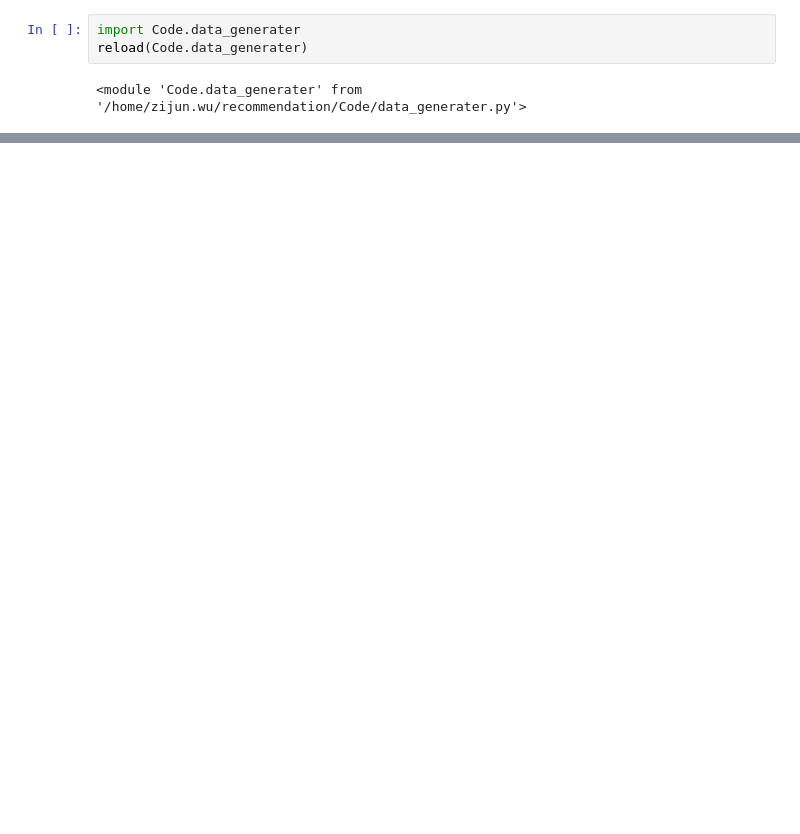
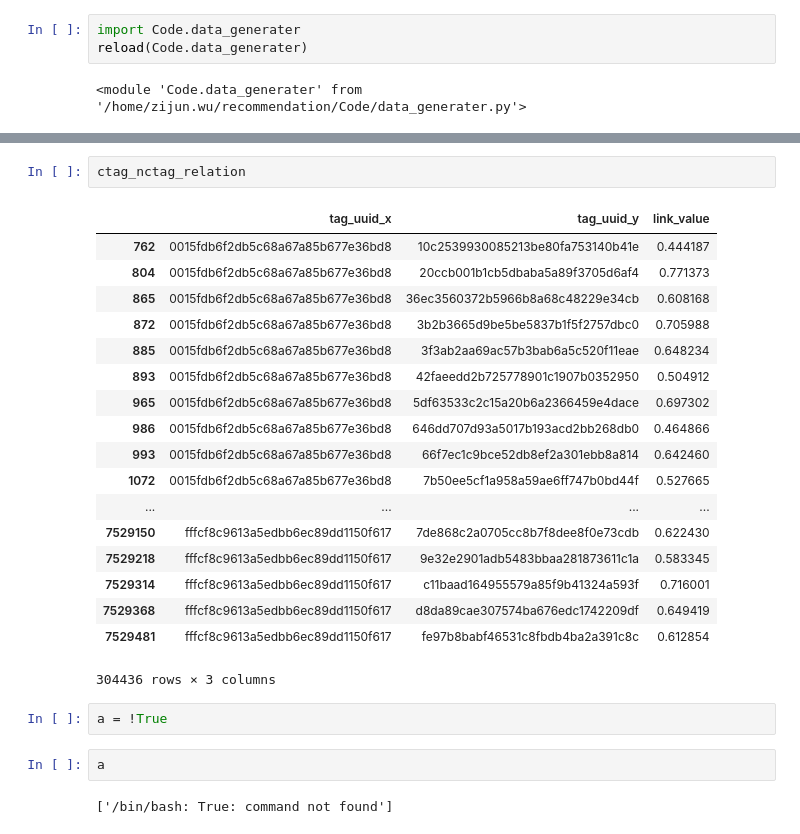
Before and after one commit to puppyapple/recommendation, a Jupyter notebook: remote_debbuger.ipynb, the cells around one changed output, grey strips where cells are left out. Drawn from its saved outputs; the diff is of its cells as text; blank space fills up the shorter version.

```diff
--- a/remote_debbuger.ipynb
+++ b/remote_debbuger.ipynb
@@ -103,0 +63,27 @@ nctag_idf.describe()
+# %%
+ctag_nctag_relation
+# %% [output]
+|  | tag_uuid_x | tag_uuid_y | link_value |
+| 762 | 0015fdb6f2db5c68a67a85b677e36bd8 | 10c2539930085213be80fa753140b41e | 0.444187 |
+| 804 | 0015fdb6f2db5c68a67a85b677e36bd8 | 20ccb001b1cb5dbaba5a89f3705d6af4 | 0.771373 |
+| 865 | 0015fdb6f2db5c68a67a85b677e36bd8 | 36ec3560372b5966b8a68c48229e34cb | 0.608168 |
+| 872 | 0015fdb6f2db5c68a67a85b677e36bd8 | 3b2b3665d9be5be5837b1f5f2757dbc0 | 0.705988 |
+| 885 | 0015fdb6f2db5c68a67a85b677e36bd8 | 3f3ab2aa69ac57b3bab6a5c520f11eae | 0.648234 |
+| 893 | 0015fdb6f2db5c68a67a85b677e36bd8 | 42faeedd2b725778901c1907b0352950 | 0.504912 |
+| 965 | 0015fdb6f2db5c68a67a85b677e36bd8 | 5df63533c2c15a20b6a2366459e4dace | 0.697302 |
+| 986 | 0015fdb6f2db5c68a67a85b677e36bd8 | 646dd707d93a5017b193acd2bb268db0 | 0.464866 |
+| 993 | 0015fdb6f2db5c68a67a85b677e36bd8 | 66f7ec1c9bce52db8ef2a301ebb8a814 | 0.642460 |
+| 1072 | 0015fdb6f2db5c68a67a85b677e36bd8 | 7b50ee5cf1a958a59ae6ff747b0bd44f | 0.527665 |
+| ... | ... | ... | ... |
+| 7529150 | fffcf8c9613a5edbb6ec89dd1150f617 | 7de868c2a0705cc8b7f8dee8f0e73cdb | 0.622430 |
+| 7529218 | fffcf8c9613a5edbb6ec89dd1150f617 | 9e32e2901adb5483bbaa281873611c1a | 0.583345 |
+| 7529314 | fffcf8c9613a5edbb6ec89dd1150f617 | c11baad164955579a85f9b41324a593f | 0.716001 |
+| 7529368 | fffcf8c9613a5edbb6ec89dd1150f617 | d8da89cae307574ba676edc1742209df | 0.649419 |
+| 7529481 | fffcf8c9613a5edbb6ec89dd1150f617 | fe97b8babf46531c8fbdb4ba2a391c8c | 0.612854 |
+304436 rows × 3 columns
+# %%
+a = !True
+# %%
+a
+# %% [output]
+['/bin/bash: True: command not found']
```
Also changed, not shown: parts of 18 cells of this notebook, 2 other files.
